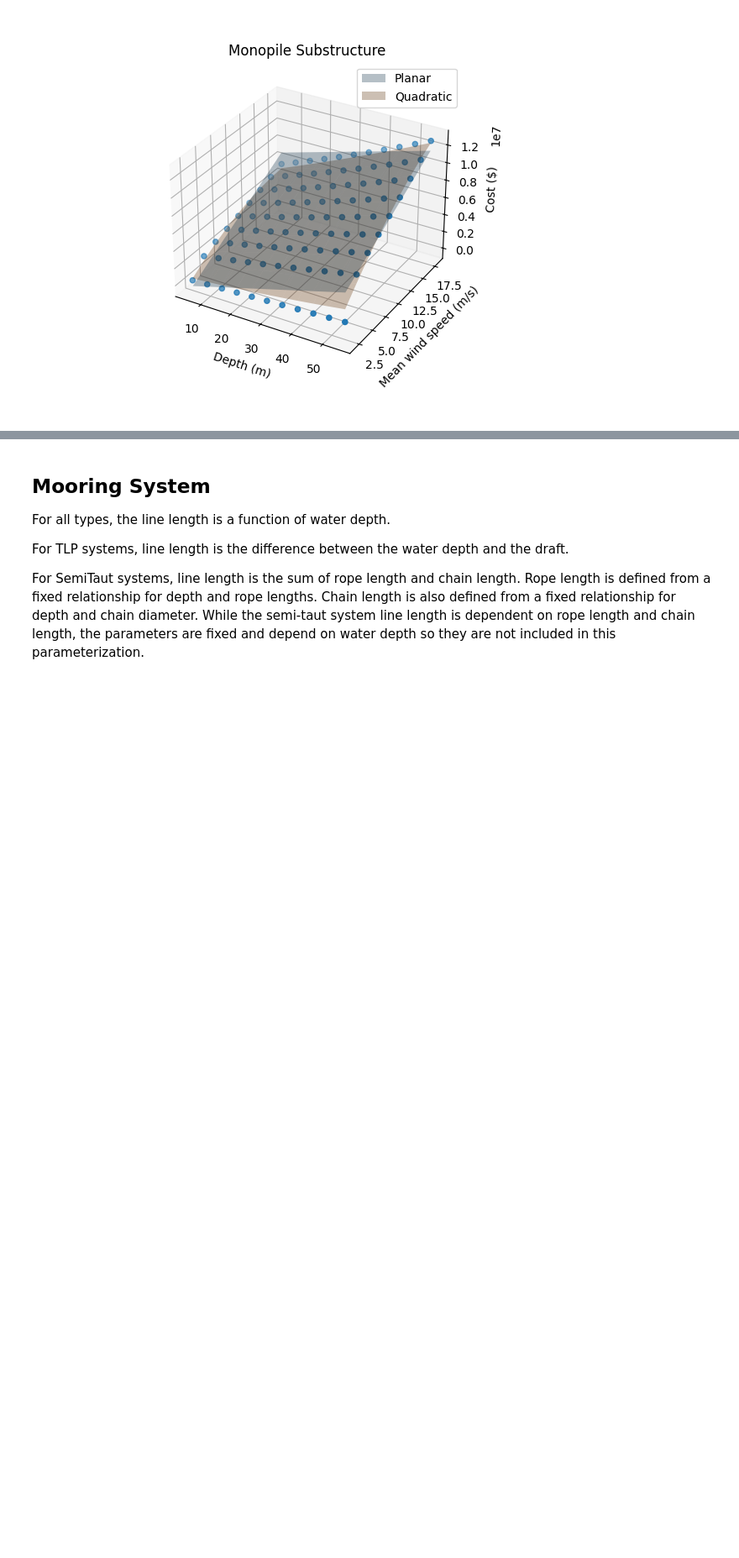
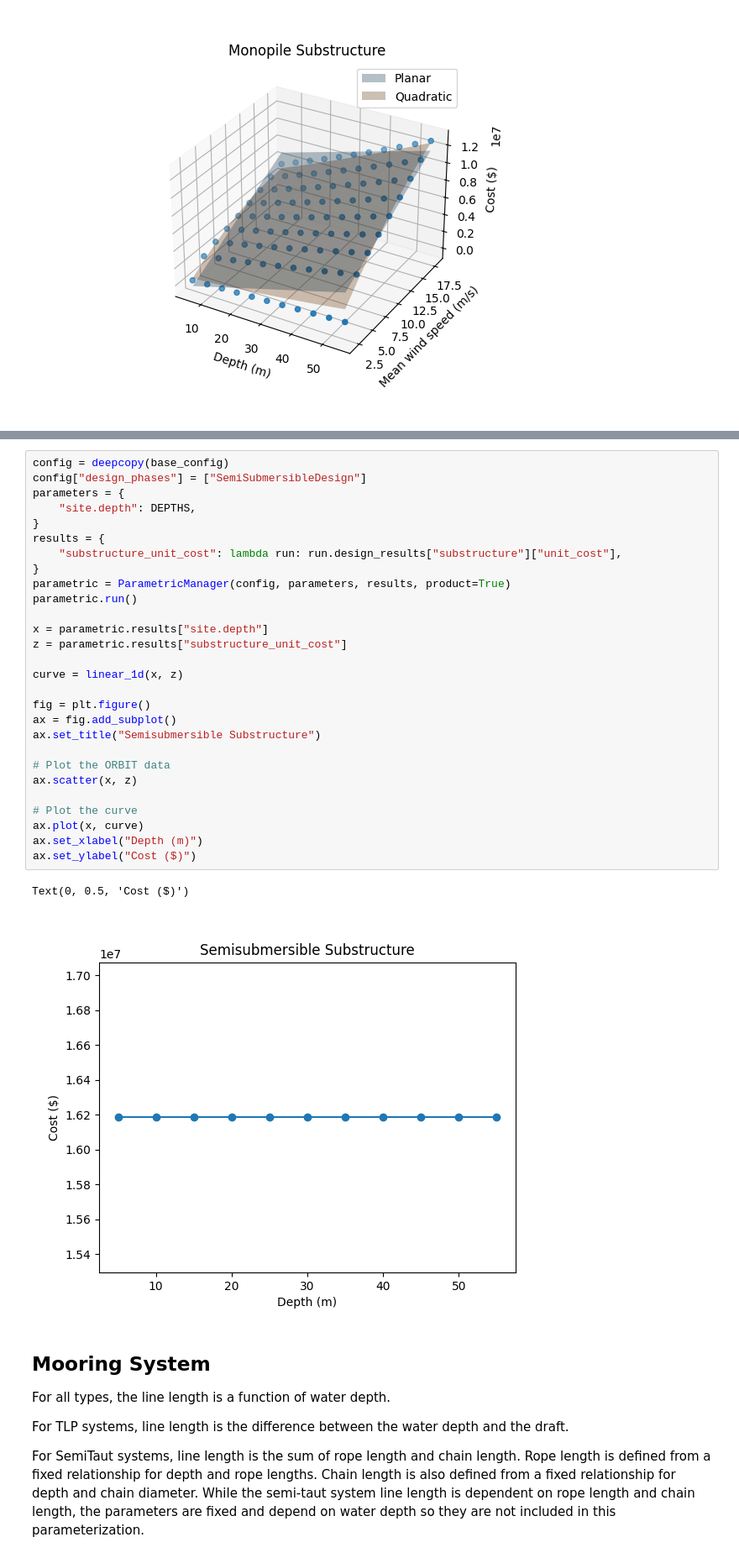
Before and after one commit to WISDEM/ORBIT, a Jupyter notebook: examples/cost_curves.ipynb, the cells around one changed output, grey strips where cells are left out. Shown at 84% size. Drawn from its saved outputs; the diff is of its cells as text; blank space fills up the shorter version.

Commit message:
Add a cost model for semisubmersible substructure

```diff
--- a/examples/cost_curves.ipynb
+++ b/examples/cost_curves.ipynb
@@ -207,3 +215,34 @@ ORBIT library intialized at '/Users/rmudafor/Development/orbit/library'
+# %%
+config = deepcopy(base_config)
+config["design_phases"] = ["SemiSubmersibleDesign"]
+parameters = {
+    "site.depth": DEPTHS,
+}
+results = {
+    "substructure_unit_cost": lambda run: run.design_results["substructure"]["unit_cost"],
+}
+parametric = ParametricManager(config, parameters, results, product=True)
+parametric.run()
+
+x = parametric.results["site.depth"]
+z = parametric.results["substructure_unit_cost"]
+
+curve = linear_1d(x, z)
+
+fig = plt.figure()
+ax = fig.add_subplot()
+ax.set_title("Semisubmersible Substructure")
+
+# Plot the ORBIT data
+ax.scatter(x, z)
+
+# Plot the curve
+ax.plot(x, curve)
+ax.set_xlabel("Depth (m)")
+ax.set_ylabel("Cost ($)")
+# %% [output]
+Text(0, 0.5, 'Cost ($)')
+[figure, added]
 # %% [markdown]
 ## Mooring System
 
```
Also changed, not shown: parts of 2 cells of this notebook.
